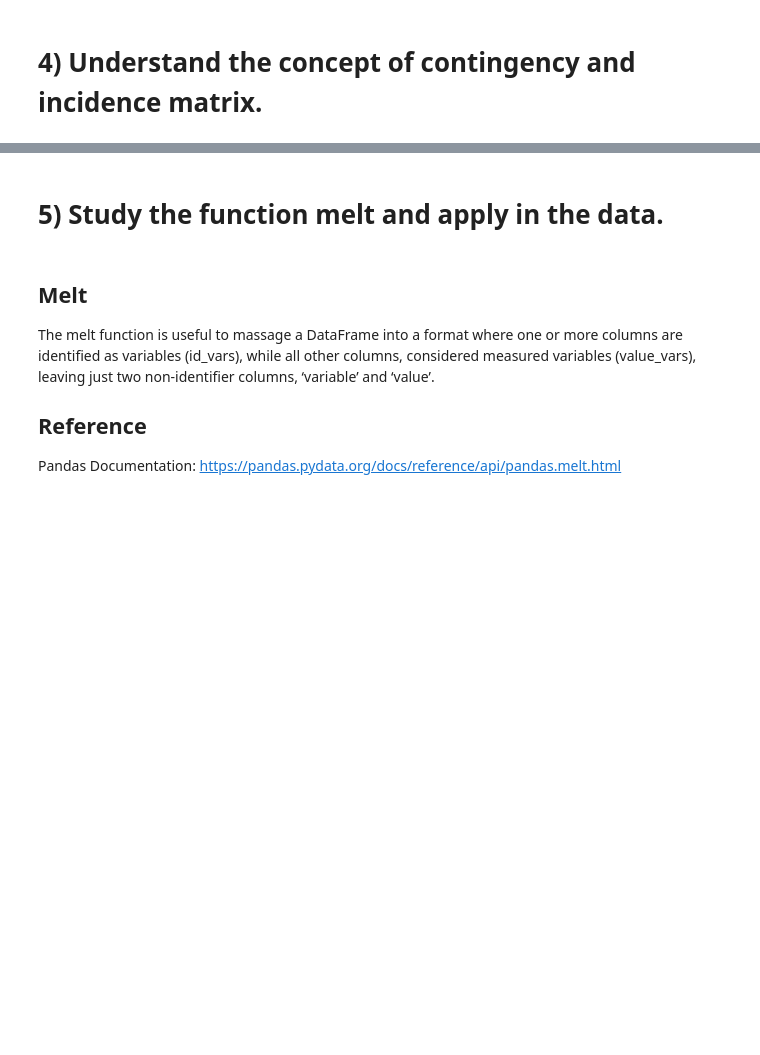
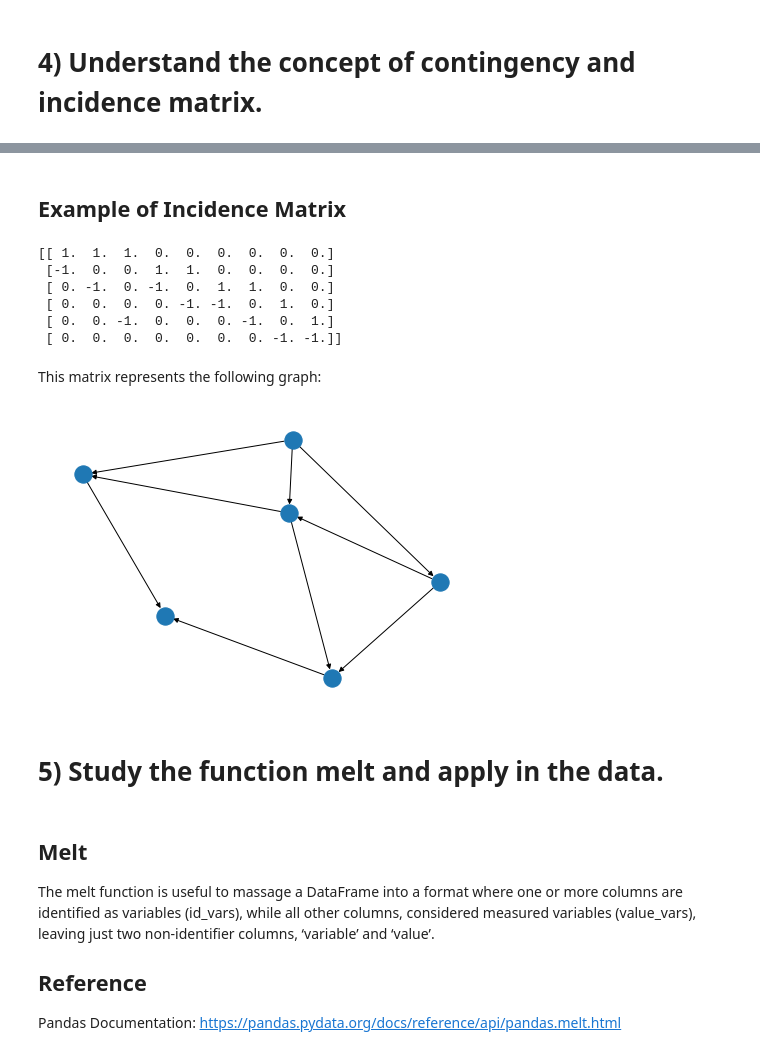
Before and after one commit to Viniciusfcfranca/Atividades-datascience, a Jupyter notebook: Atv. 1 .ipynb, the cells around one changed output, grey strips where cells are left out. Saved outputs shown, nothing was run; the diff lists cells and outputs as text; code cells hidden in the pictures; blank space fills up the shorter version.

```diff
--- a/Atv. 1 .ipynb
+++ b/Atv. 1 .ipynb
@@ -181,3 +191,32 @@ Fred E. Szabo. The Linear Algebra Survival Guide (2015), Academic Press, doi: ht
+# %% [markdown]
+## Example of Incidence Matrix
+# %%
+import networkx as nx
+
+nodes = [1, 2, 3, 4, 5, 6]
+edges = [[1, 2], [1, 3], [1, 5], [2, 3], [2, 4], [3, 4], [3, 5], [4, 6], [5, 6]]
+
+G = nx.DiGraph()
+G.add_nodes_from(nodes)
+G.add_edges_from(edges)
+
+incidence_matrix = -nx.incidence_matrix(G, oriented=True)
+print(incidence_matrix.toarray())
+# %% [output]
+[[ 1.  1.  1.  0.  0.  0.  0.  0.  0.]
+ [-1.  0.  0.  1.  1.  0.  0.  0.  0.]
+ [ 0. -1.  0. -1.  0.  1.  1.  0.  0.]
+ [ 0.  0.  0.  0. -1. -1.  0.  1.  0.]
+ [ 0.  0. -1.  0.  0.  0. -1.  0.  1.]
+ [ 0.  0.  0.  0.  0.  0.  0. -1. -1.]]
+# %% [markdown]
+This matrix represents the following graph:
+# %%
+import matplotlib.pyplot as plt
+nx.draw( G)
+plt.show()
+# %% [output]
+[figure, added]
 # %% [markdown]
 # 5) Study the function melt and apply in the data.
 # %% [markdown]
```
Also changed, not shown: parts of 32 cells of this notebook.
